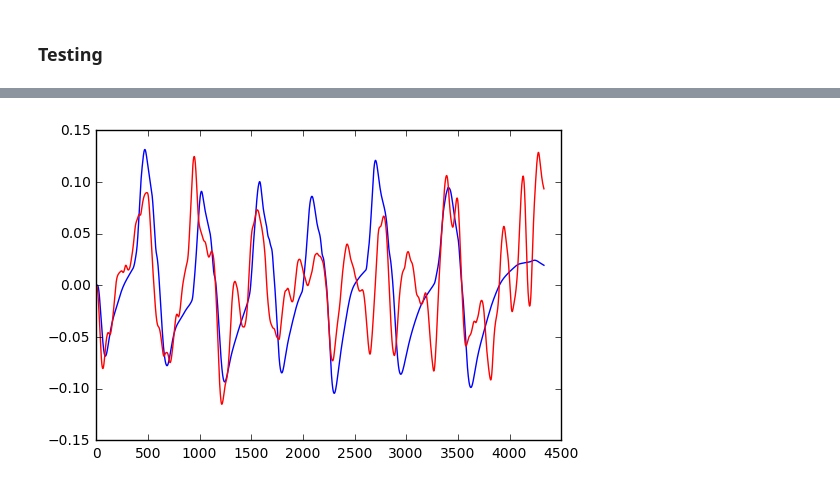
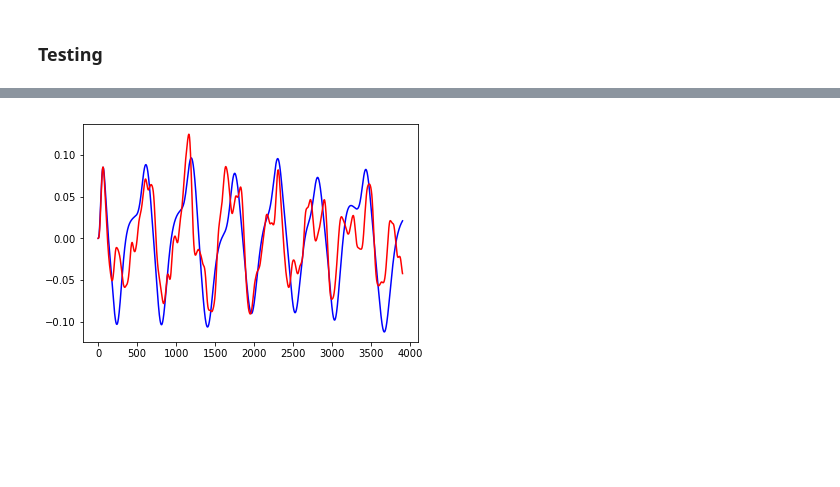
Before and after one commit to voxxys/dl_sandbox, a Jupyter notebook: ecog/Untitled.ipynb, the cells around one changed output, grey strips where cells are left out. Drawn from its saved outputs; the diff is of its cells as text; code cells hidden in the pictures; blank space fills up the shorter version.

```diff
--- a/ecog/Untitled.ipynb
+++ b/ecog/Untitled.ipynb
@@ -71,12 +67,12 @@ len_raw_data = raw_data.shape[1]
 # %%
 raw_data_train = raw_data[4:8,0:(len_raw_data//2)]
 raw_data_val = raw_data[4:8,(len_raw_data//2):(2*len_raw_data//3)]
-raw_data_test = raw_data[4:8,(2*len_raw_data//3):]
+raw_data_test = raw_data[4:8,(2*len_raw_data//3):(-1000)]
 
 #mv_acc_train = mv_acc[:,0:(len_raw_data//2)]
 #mv_acc_val = mv_acc[:,(len_raw_data//2):(2*len_raw_data//3)]
 #mv_acc_test = mv_acc[:,(2*len_raw_data//3):]
 
-mv_acc_train = raw_acc[:,0:(len_raw_data//2)]
-mv_acc_val = raw_acc[:,(len_raw_data//2):(2*len_raw_data//3)]
-mv_acc_test = raw_acc[:,(2*len_raw_data//3):]
+mv_acc_train = raw_acc_f[:,0:(len_raw_data//2)]
+mv_acc_val = raw_acc_f[:,(len_raw_data//2):(2*len_raw_data//3)]
+mv_acc_test = raw_acc_f[:,(2*len_raw_data//3):]
@@ -284,4 +302,4 @@ plt.plot(history.history['val_loss'])
 # %% [markdown]
 ### Testing
 # %%
-model = load_model('testmodel2')
+model = load_model("model_075")
@@ -442,33 +306,6 @@ ________________________________________________________________________________
 # %%
-path_to_save_model_par = 'saved_model_do01'
-figure_name = path_to_save_model_par+'_fig_0_'
-
-# early stopping
-earlyStopping = EarlyStopping(monitor='val_loss', patience=patience, verbose=1, mode='auto')
-checkpointer = ModelCheckpoint(path_to_save_model_par, monitor='val_loss', verbose=1,
-                           save_best_only=True, mode='auto', period=1)
-
-# fit model
-history = model.fit_generator(data_generator(slice_len=slice_len, pos=pos, batch_size=batch_size),
-                samples_per_epoch,
-                nb_epoch,
-                callbacks=[earlyStopping, checkpointer],
-                verbose=1,
-                validation_steps=nb_val_samples,
-                validation_data=data_generator(slice_len=slice_len, batch_size=batch_size, pos=pos, val=True))
-
-# plot progress
-plt.clf()
-plt.plot(history.history['val_loss'])
-plt.savefig(figure_name+'prog')
-
-# test the best model
-
-model = load_model(path_to_save_model_par)
-
 tys_pred = model.predict(txs_0)
 
-sampling_rate = 2000
 tys_0_f = butter_bandpass_filter(tys_0.T, 1, 20, sampling_rate, order=3, how_to_filt = 'simultaneously').T
 
 #tys_0_f = tys_0
@@ -477,38 +314,28 @@ tys_pred_f = butter_bandpass_filter(tys_pred.T, 1, 20, sampling_rate, order=3, h
 plt.clf()
 plt.plot(tys_0,'g')
 plt.plot(tys_0_f,'b')
-plt.savefig(figure_name+'true')
+#plt.savefig(figure_name+'true')
 
 plt.clf()
 plt.plot(tys_pred,'g')
 plt.plot(tys_pred_f,'b')
-plt.savefig(figure_name+'pred')
+#plt.savefig(figure_name+'pred')
 
 plt.clf()
 plt.plot(tys_0_f,'b')
 plt.plot(tys_pred_f,'r')
-plt.savefig(figure_name+'comp')
+#plt.savefig(figure_name+'comp')
 
 cor = np.corrcoef(tys_0[:,0],tys_pred[:,0])
 cor = cor[0,1]
 
+cor_smooth = np.corrcoef(tys_0_f[:,0],tys_pred_f[:,0])
+cor_smooth = cor_smooth[0,1]
+
 cor_sm_pred_only = np.corrcoef(tys_0[:,0],tys_pred_f[:,0])
 cor_sm_pred_only = cor_sm_pred_only[0,1]
 
-cor_smooth = np.corrcoef(tys_0_f[:,0],tys_pred_f[:,0])
-cor_smooth = cor_smooth[0,1]
-
-send_slack_message("\nCorrelation = "+str(cor)+"\nCorrelation (with smoothed) = "+str(cor_smooth)+"\nCorrelation (only pred smoothed) = "+str(cor_sm_pred_only))
-
-send_slack_message("Prediction:")
-send_slack_picture(figure_name+'comp'+'.png')
-
-send_slack_message("true:")
-send_slack_picture(figure_name+'true'+'.png')
-
-send_slack_message("pred:")
-send_slack_picture(figure_name+'pred'+'.png')
-
-send_slack_message("Training history:")
-send_slack_picture(figure_name+'prog'+'.png')
+print(cor)
+print(cor_smooth)
+print(cor_sm_pred_only)
 # %% [output]
@@ -532 +345 @@ Epoch 00014: early stopping
-[figure, old version]
+[figure, new version]
```
Also changed, not shown: parts of 85 cells of this notebook, 9 other files.
